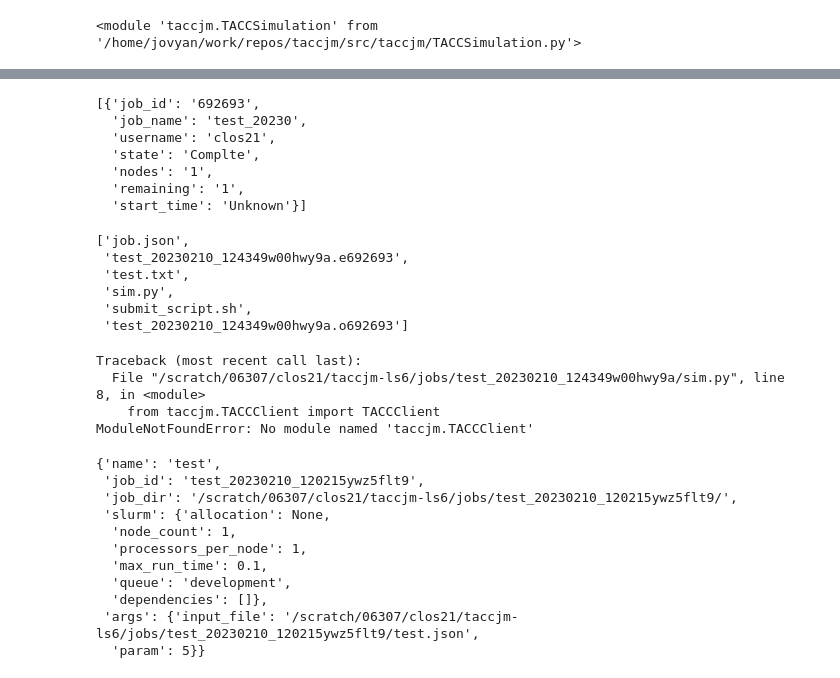
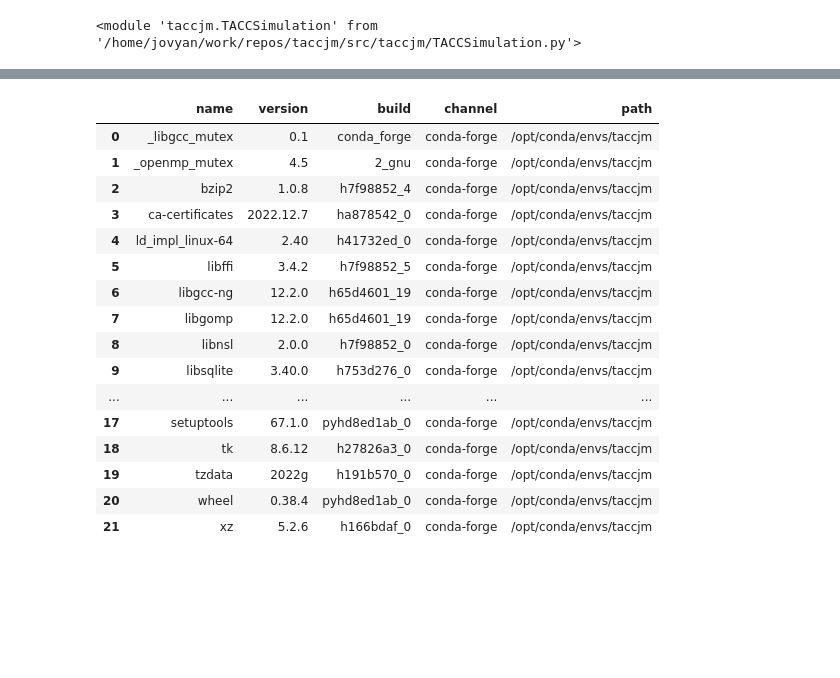
Before and after one commit to cdelcastillo21/taccjm, a Jupyter notebook: notebooks/Tutorial.ipynb, the cells around one changed output, grey strips where cells are left out. Saved outputs shown, nothing was run; the diff lists cells and outputs as text; code cells hidden in the pictures; blank space fills up the shorter version.

```diff
--- a/notebooks/Tutorial.ipynb
+++ b/notebooks/Tutorial.ipynb
@@ -998,3 +1127,3 @@ job_config
 # %%
-sim.client.showq()
+sim.client.get_python_env(env='taccjm')
 # %% [output]
@@ -1003,16 +1136,17 @@ sim.client.showq()
-[{'job_id': '692693',
-  'job_name': 'test_20230',
-  'username': 'clos21',
-  'state': 'Complte',
-  'nodes': '1',
-  'remaining': '1',
-  'start_time': 'Unknown'}]
+|  | name | version | build | channel | path |
+| 0 | _libgcc_mutex | 0.1 | conda_forge | conda-forge | /opt/conda/envs/taccjm |
+| 1 | _openmp_mutex | 4.5 | 2_gnu | conda-forge | /opt/conda/envs/taccjm |
+| 2 | bzip2 | 1.0.8 | h7f98852_4 | conda-forge | /opt/conda/envs/taccjm |
+| 3 | ca-certificates | 2022.12.7 | ha878542_0 | conda-forge | /opt/conda/envs/taccjm |
+| 4 | ld_impl_linux-64 | 2.40 | h41732ed_0 | conda-forge | /opt/conda/envs/taccjm |
+| 5 | libffi | 3.4.2 | h7f98852_5 | conda-forge | /opt/conda/envs/taccjm |
+| 6 | libgcc-ng | 12.2.0 | h65d4601_19 | conda-forge | /opt/conda/envs/taccjm |
+| 7 | libgomp | 12.2.0 | h65d4601_19 | conda-forge | /opt/conda/envs/taccjm |
+| 8 | libnsl | 2.0.0 | h7f98852_0 | conda-forge | /opt/conda/envs/taccjm |
+| 9 | libsqlite | 3.40.0 | h753d276_0 | conda-forge | /opt/conda/envs/taccjm |
+| ... | ... | ... | ... | ... | ... |
+| 17 | setuptools | 67.1.0 | pyhd8ed1ab_0 | conda-forge | /opt/conda/envs/taccjm |
+| 18 | tk | 8.6.12 | h27826a3_0 | conda-forge | /opt/conda/envs/taccjm |
+| 19 | tzdata | 2022g | h191b570_0 | conda-forge | /opt/conda/envs/taccjm |
+| 20 | wheel | 0.38.4 | pyhd8ed1ab_0 | conda-forge | /opt/conda/envs/taccjm |
+| 21 | xz | 5.2.6 | h166bdaf_0 | conda-forge | /opt/conda/envs/taccjm |
-# %%
-[f['filename'] for f in sim.client.list_files(job_id=job_config['job_id'], recurse=True)]
-# %% [output]
-['job.json',
- 'test_20230210_124349w00hwy9a.e692693',
- 'test.txt',
- 'sim.py',
- 'submit_script.sh',
- 'test_20230210_124349w00hwy9a.o692693']
@@ -1021,21 +1152,0 @@ err = sim.client.read('test_20230210_124349w00hwy9a.e692693', job_id=job_config[
-# %%
-print(err)
-# %% [output]
-Traceback (most recent call last):
-  File "/scratch/06307/clos21/taccjm-ls6/jobs/test_20230210_124349w00hwy9a/sim.py", line 8, in <module>
-    from taccjm.TACCClient import TACCClient
-ModuleNotFoundError: No module named 'taccjm.TACCClient'
-# %%
-{a: job_config[a] for a in job_config if a not in ['script_file', 'submit_script']}
-# %% [output]
-{'name': 'test',
- 'job_id': 'test_20230210_120215ywz5flt9',
- 'job_dir': '/scratch/06307/clos21/taccjm-ls6/jobs/test_20230210_120215ywz5flt9/',
- 'slurm': {'allocation': None,
-  'node_count': 1,
-  'processors_per_node': 1,
-  'max_run_time': 0.1,
-  'queue': 'development',
-  'dependencies': []},
- 'args': {'input_file': '/scratch/06307/clos21/taccjm-ls6/jobs/test_20230210_120215ywz5flt9/test.json',
-  'param': 5}}
```
Also changed, not shown: parts of 41 cells of this notebook, 8 other files.
